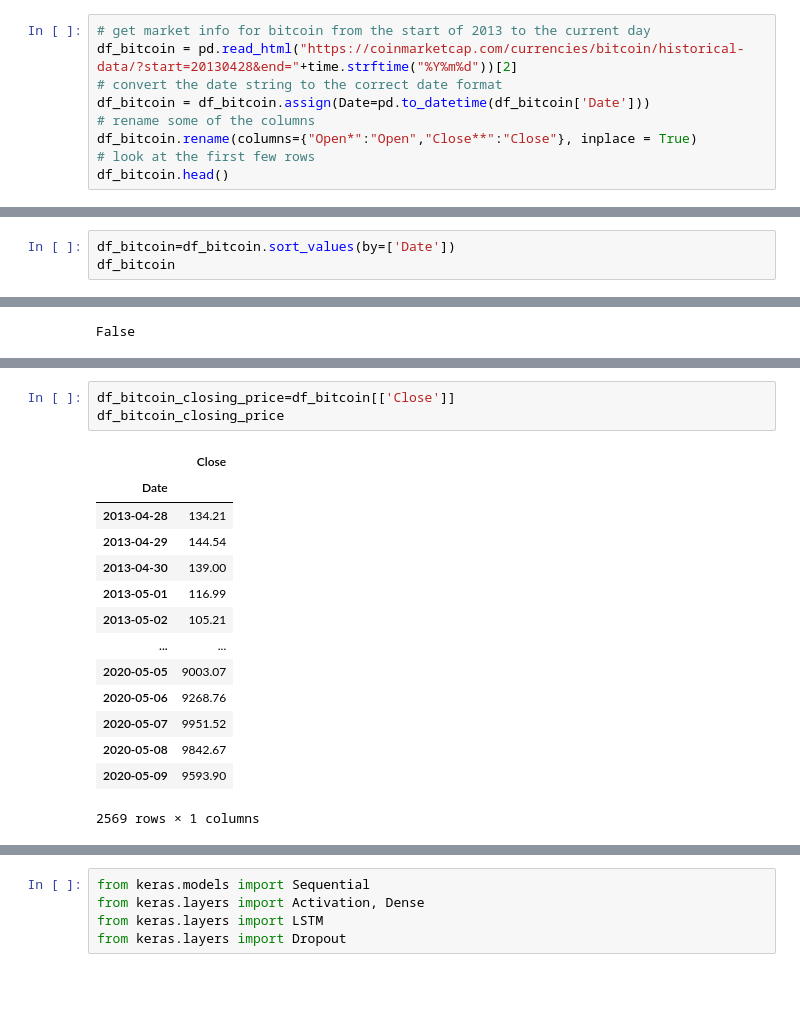
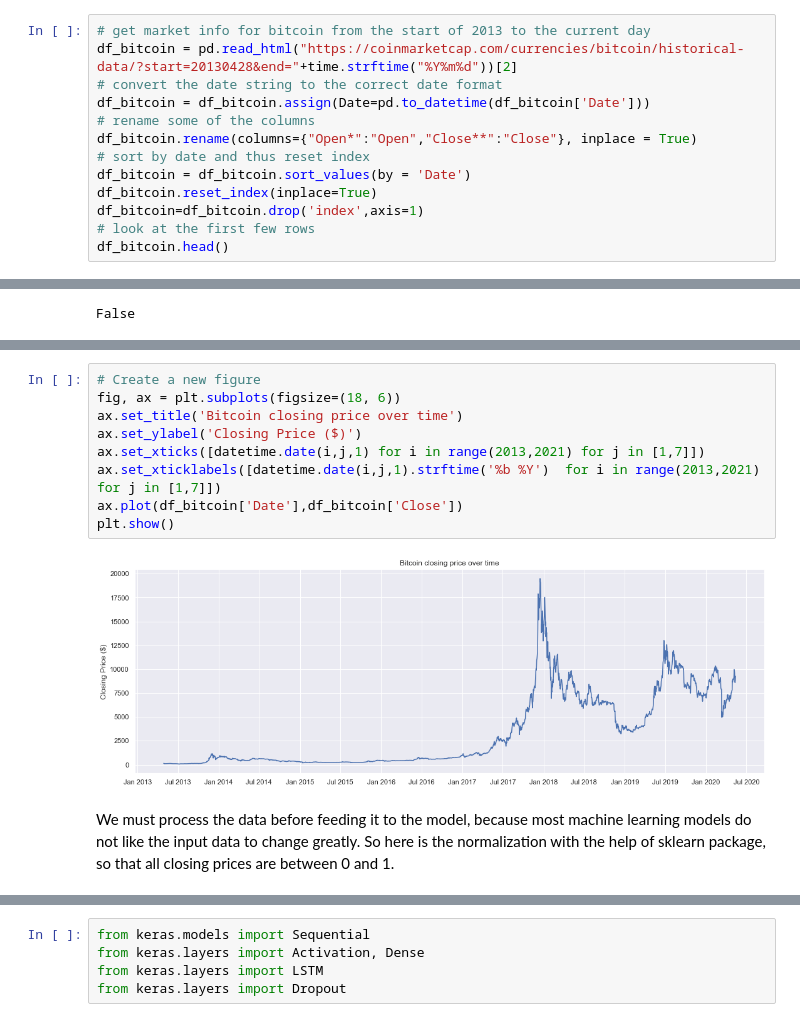
Before and after one commit to ripenedcat/msa-machinelearning, a Jupyter notebook: Untitled.ipynb, the cells around one changed output, grey strips where cells are left out. Drawn from its saved outputs; the diff is of its cells as text; blank space fills up the shorter version.

```diff
--- a/Untitled.ipynb
+++ b/Untitled.ipynb
@@ -16,6 +29,10 @@ df_bitcoin = pd.read_html("https://coinmarketcap.com/currencies/bitcoin/historic
 df_bitcoin = df_bitcoin.assign(Date=pd.to_datetime(df_bitcoin['Date']))
 # rename some of the columns
 df_bitcoin.rename(columns={"Open*":"Open","Close**":"Close"}, inplace = True)
+# sort by date and thus reset index
+df_bitcoin = df_bitcoin.sort_values(by = 'Date')
+df_bitcoin.reset_index(inplace=True)
+df_bitcoin=df_bitcoin.drop('index',axis=1)
 # look at the first few rows
 df_bitcoin.head()
 # %% [output]
@@ -28,3 +50,0 @@ df_bitcoin.head()
-# %%
-df_bitcoin=df_bitcoin.sort_values(by=['Date'])
-df_bitcoin
@@ -103,20 +75,15 @@ plt.show()
-# %%
-df_bitcoin_closing_price=df_bitcoin[['Close']]
-df_bitcoin_closing_price
-# %% [output]
-|  | Close |
-| Date |  |
-| 2013-04-28 | 134.21 |
-| 2013-04-29 | 144.54 |
-| 2013-04-30 | 139.00 |
-| 2013-05-01 | 116.99 |
-| 2013-05-02 | 105.21 |
-| ... | ... |
-| 2020-05-05 | 9003.07 |
-| 2020-05-06 | 9268.76 |
-| 2020-05-07 | 9951.52 |
-| 2020-05-08 | 9842.67 |
-| 2020-05-09 | 9593.90 |
-2569 rows × 1 columns
+# %%
+# Create a new figure
+fig, ax = plt.subplots(figsize=(18, 6))
+ax.set_title('Bitcoin closing price over time')
+ax.set_ylabel('Closing Price ($)')
+ax.set_xticks([datetime.date(i,j,1) for i in range(2013,2021) for j in [1,7]])
+ax.set_xticklabels([datetime.date(i,j,1).strftime('%b %Y')  for i in range(2013,2021) for j in [1,7]])
+ax.plot(df_bitcoin['Date'],df_bitcoin['Close'])
+plt.show()
+# %% [output]
+[figure, added]
+# %% [markdown]
+We must process the data before feeding it to the model, because most machine learning models do not like the input data to change greatly. So here is the normalization with the help of sklearn package, so that all closing prices are between 0 and 1.
 # %%
 from sklearn.preprocessing import MinMaxScaler
```
Also changed, not shown: parts of 38 cells of this notebook.
